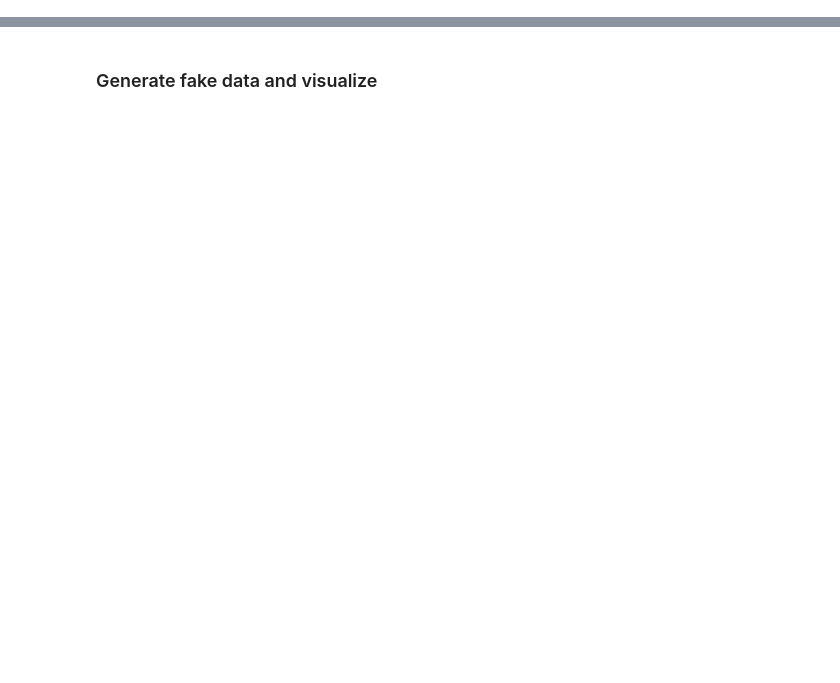
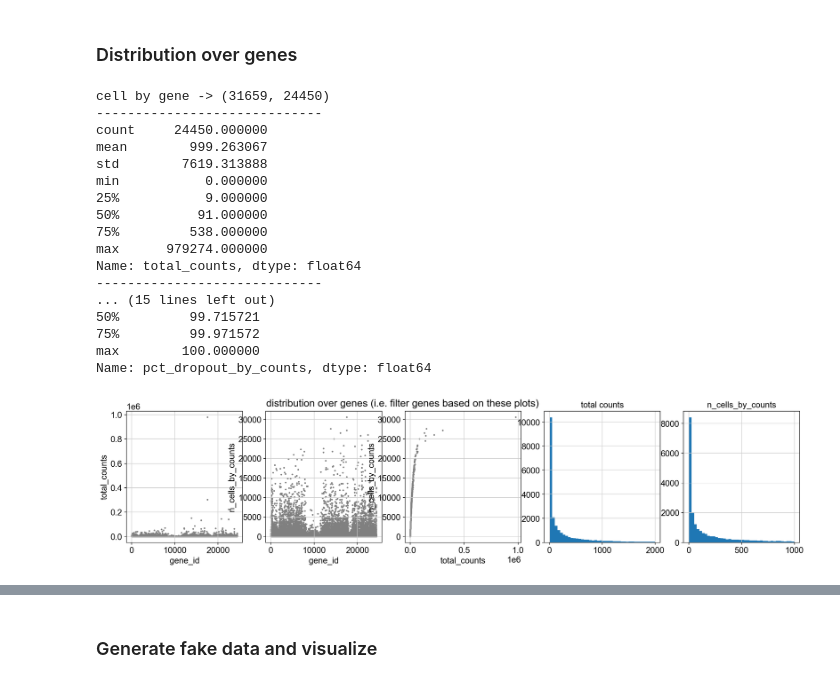
Before and after one commit to broadinstitute/tissue_purifier, a Jupyter notebook: notebooks/tp_02_validation_PYRO.ipynb, the cells around one changed output, grey strips where cells are left out. Saved outputs shown, nothing was run; the diff lists cells and outputs as text; code cells hidden in the pictures; blank space fills up the shorter version.

```diff
--- a/notebooks/tp_02_validation_PYRO.ipynb
+++ b/notebooks/tp_02_validation_PYRO.ipynb
@@ -14,0 +33,2 @@ import pandas
+# %%
+adata = anndata.read_h5ad(filename="adata_0.h5ad")
@@ -14,0 +37,13 @@ import pandas
+# %%
+adata.obs["cell_id"] = numpy.arange(adata.shape[0])
+adata.var["gene_id"] = numpy.arange(adata.shape[1])
+
+cell_types = adata.obs["cell_type"]
+unique_cell_types = numpy.unique(cell_types)
+dict_cell_to_index = dict(zip(unique_cell_types, numpy.arange(len(unique_cell_types))))
+cell_types_codes = numpy.array([dict_cell_to_index[cell] for cell in cell_types])
+adata.obs["cell_type_codes"] = cell_types_codes
+
+print(adata.var_names)
+adata.var['mt'] = adata.var_names.str.startswith('mt-')  # annotate the group of mitochondrial genes as 'mt'
+sc.pp.calculate_qc_metrics(adata, qc_vars=['mt'], percent_top=None, log1p=False, inplace=True)
@@ -14,0 +65,39 @@ import pandas
+# %% [markdown]
+### Distribution over genes
+# %%
+print("cell by gene ->", adata.X.shape)
+print("-----------------------------")
+print(adata.var['total_counts'].describe())  # the 25% percentile is a good place to filter
+print("-----------------------------")
+print(adata.var['n_cells_by_counts'].describe())  # the 25% percentile is a good place to filter
+print("-----------------------------")
+print(adata.var['pct_dropout_by_counts'].describe())
+
+fig, axes = plt.subplots(ncols=5, figsize=(20,4))
+fig.suptitle("distribution over genes (i.e. filter genes based on these plots)")
+sc.pl.scatter(adata, x='gene_id', y='total_counts', ax=axes[0], size=30, show=False)
+sc.pl.scatter(adata, x='gene_id', y='n_cells_by_counts', ax=axes[1], size=30, show=False)
+_ = sc.pl.scatter(adata, x='total_counts', y='n_cells_by_counts', ax=axes[2], size=30, show=False)
+_ = axes[3].hist(adata.var["total_counts"][adata.var["total_counts"] < 2000], bins=40)
+_ = axes[3].set_title("total counts")
+_ = axes[4].hist(adata.var["n_cells_by_counts"][adata.var["n_cells_by_counts"] < 1000], bins=40)
+_ = axes[4].set_title("n_cells_by_counts")
+# %% [output]
+cell by gene -> (31659, 24450)
+-----------------------------
+count     24450.000000
+mean        999.263067
+std        7619.313888
+min           0.000000
+25%           9.000000
+50%          91.000000
+75%         538.000000
+max      979274.000000
+Name: total_counts, dtype: float64
+-----------------------------
+... (15 lines left out)
+50%         99.715721
+75%         99.971572
+max        100.000000
+Name: pct_dropout_by_counts, dtype: float64
+[figure, added]
```
Also changed, not shown: parts of 36 cells of this notebook, 3 other files.
